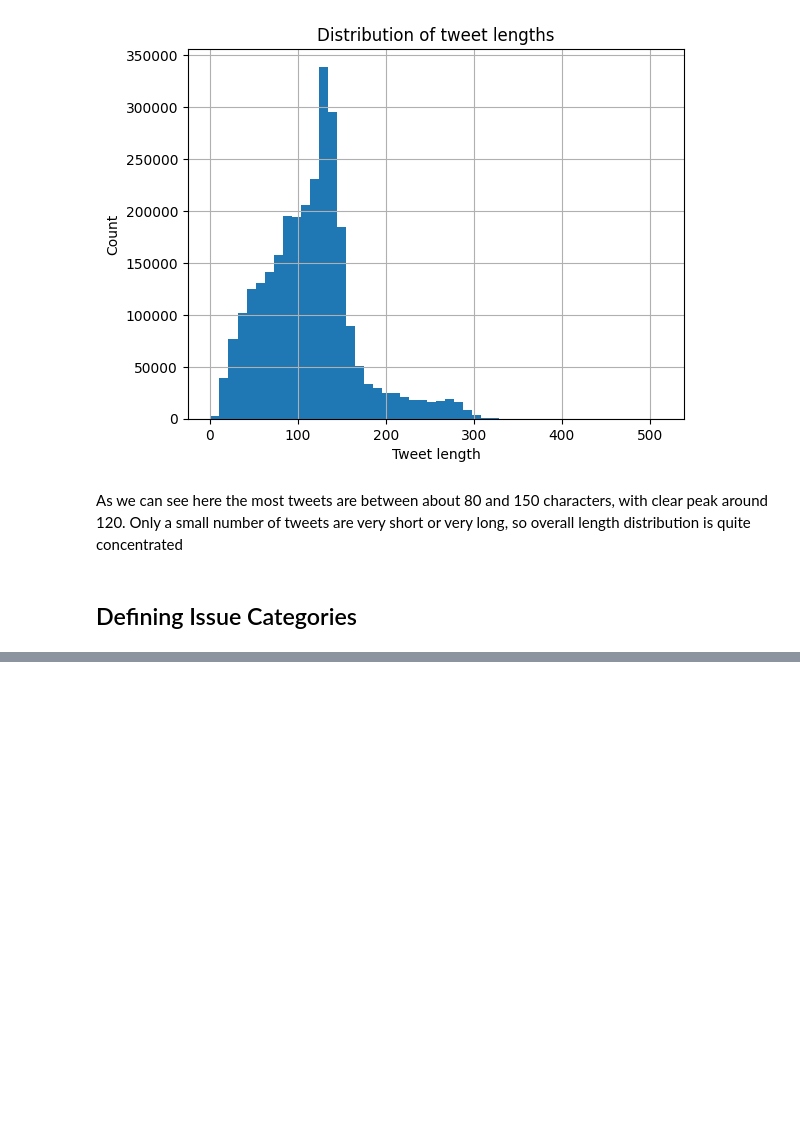
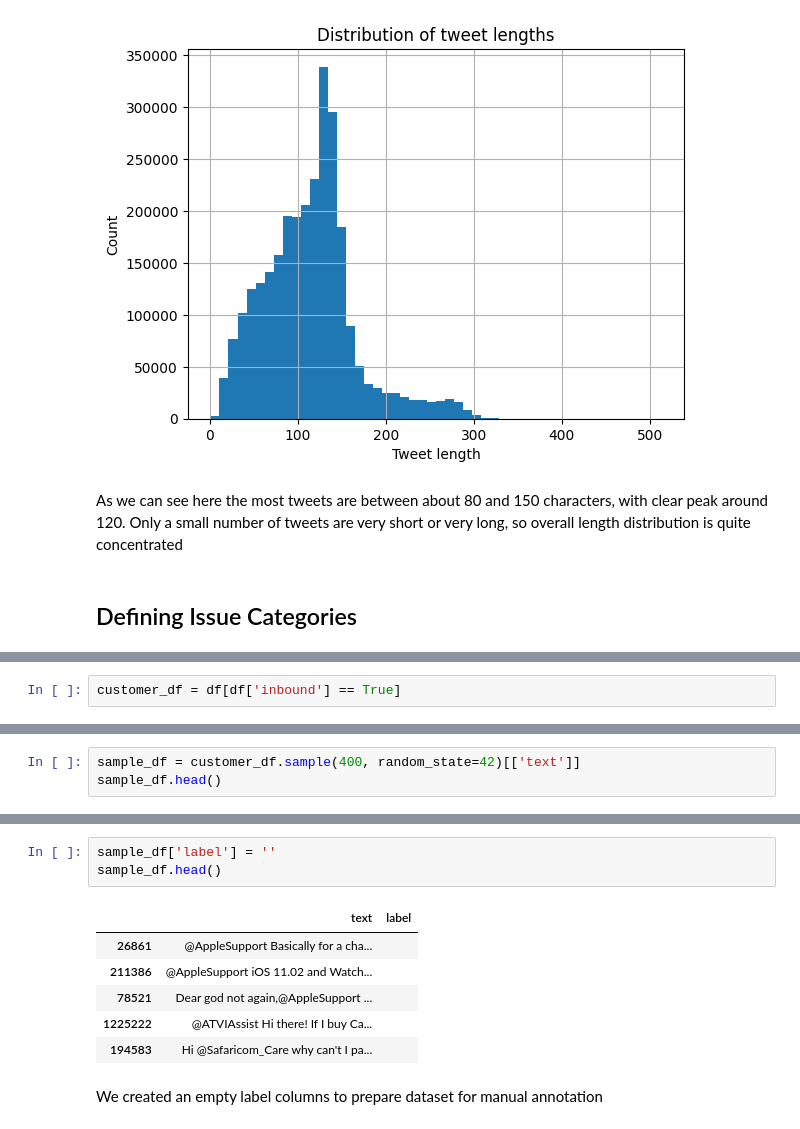
Before and after one commit to giorgi00798/NLP-Group-Assignment-Customer-Support-on-Twitter, a Jupyter notebook: NLP_Group_Assignment.ipynb, the cells around one changed output, grey strips where cells are left out. Drawn from its saved outputs; the diff is of its cells as text; blank space fills up the shorter version.

```diff
--- a/NLP_Group_Assignment.ipynb
+++ b/NLP_Group_Assignment.ipynb
@@ -93,0 +100,2 @@ These categories are simple, clear and business-relevant, which makes them suita
+# %%
+customer_df = df[df['inbound'] == True]
@@ -93,0 +104,3 @@ These categories are simple, clear and business-relevant, which makes them suita
+# %%
+sample_df = customer_df.sample(400, random_state=42)[['text']]
+sample_df.head()
@@ -93,0 +114,12 @@ These categories are simple, clear and business-relevant, which makes them suita
+# %%
+sample_df['label'] = ''
+sample_df.head()
+# %% [output]
+|  | text | label |
+| 26861 | @AppleSupport Basically for a cha... |  |
+| 211386 | @AppleSupport iOS 11.02 and Watch... |  |
+| 78521 | Dear god not again,@AppleSupport ... |  |
+| 1225222 | @ATVIAssist Hi there! If I buy Ca... |  |
+| 194583 | Hi @Safaricom_Care why can't I pa... |  |
+# %% [markdown]
+We created an empty label columns to prepare dataset for manual annotation
```
Also changed, not shown: parts of 9 cells of this notebook.
